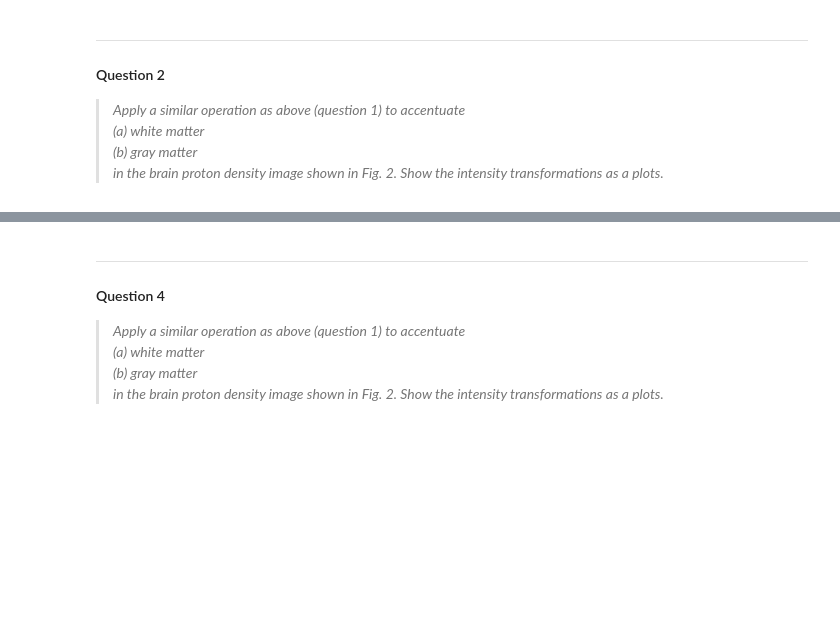
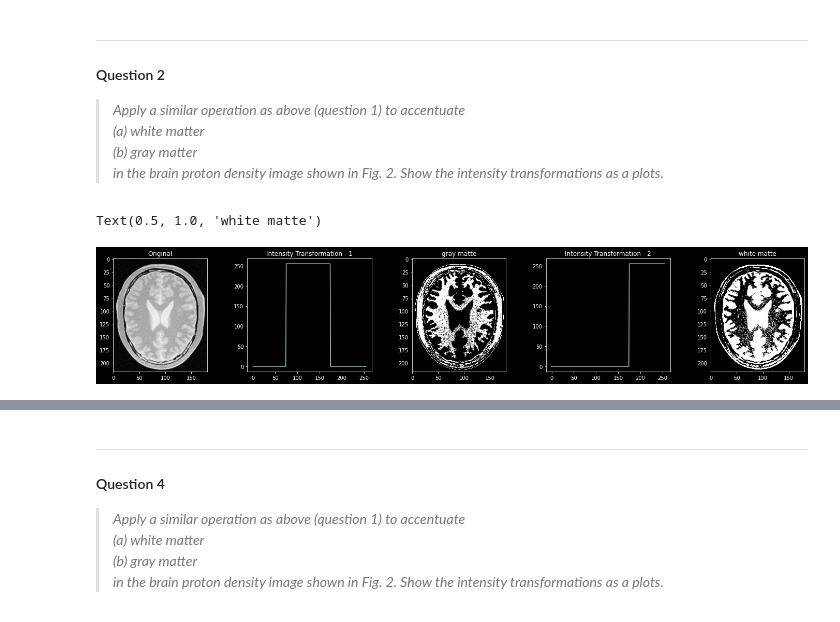
Before and after one commit to KavinduWeerasinghe/Image-Processing_Assignment-1, a Jupyter notebook: Assignment.ipynb, the cells around one changed output, grey strips where cells are left out. Saved outputs shown, nothing was run; the diff lists cells and outputs as text; code cells hidden in the pictures; blank space fills up the shorter version.

```diff
--- a/Assignment.ipynb
+++ b/Assignment.ipynb
@@ -40,19 +45,32 @@ ax[2].imshow(IT,cmap="gray")
 # %%
 img = cv.imread("brain_proton_density_slice.png",cv.IMREAD_GRAYSCALE)
 assert img is not None
 
 fig,ax = plt.subplots(1,5)
 fig.set_figwidth(25)
 
-t1=np.linspace(0,50,50)
-t2=np.linspace(50,100,0)
-t3=np.linspace(100,255,100)
-t4=np.linspace(255,150,0)
-t5=np.linspace(150,255,106)
+t11=np.linspace(0,0,75)
+t12=np.linspace(255,255,100)
+t13=np.linspace(0,0,81)
+t21=np.linspace(0,0,175)
+t22=np.linspace(255,255,81)
 
-t=np.concatenate((t1,t2,t3,t4,t5), axis=0).astype(np.uint8)
-IT=cv.LUT(img,t)
+t1=np.concatenate((t11,t12,t13), axis=0).astype(np.uint8)
+IT1=cv.LUT(img,t1)
+
+t2=np.concatenate((t21,t22), axis=0).astype(np.uint8)
+IT2=cv.LUT(img,t2)
 
 ax[0].imshow(img,cmap="gray")
-ax[1].plot(t)
-ax[2].imshow(IT,cmap="gray")
+ax[0].set_title('Original')
+ax[1].plot(t1)
+ax[1].set_title('Intensity Transformation - 1')
+ax[2].imshow(IT1,cmap="gray")
+ax[2].set_title('gray matte')
+ax[3].plot(t2)
+ax[3].set_title('Intensity Transformation - 2')
+ax[4].imshow(IT2,cmap="gray")
+ax[4].set_title('white matte')
+# %% [output]
+Text(0.5, 1.0, 'white matte')
+[figure, added]
```
Also changed, not shown: parts of 4 cells of this notebook.
